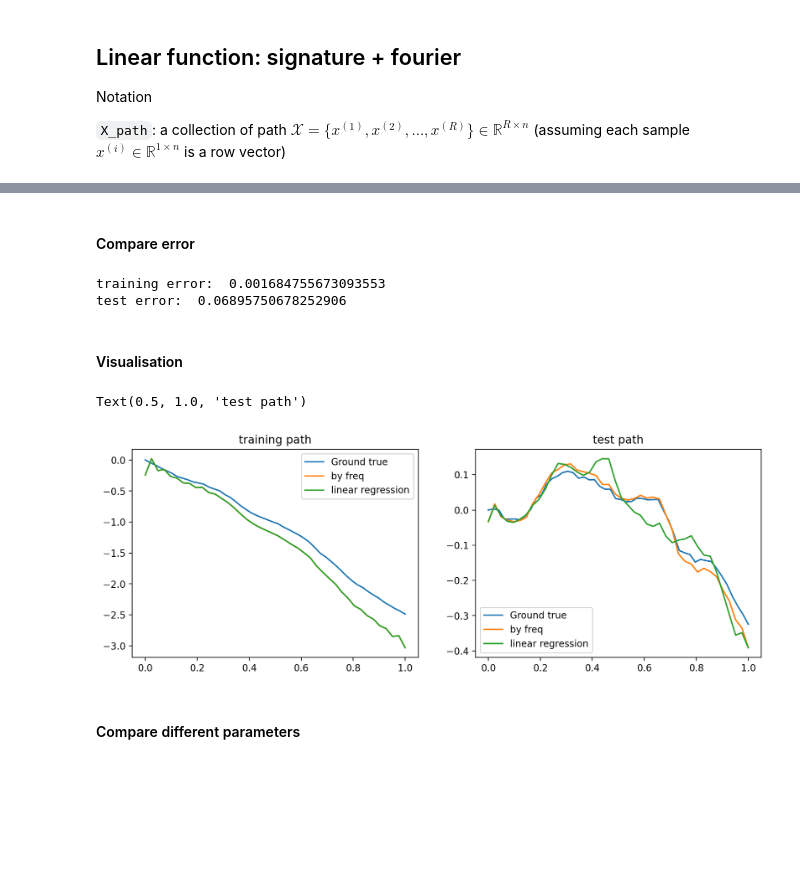
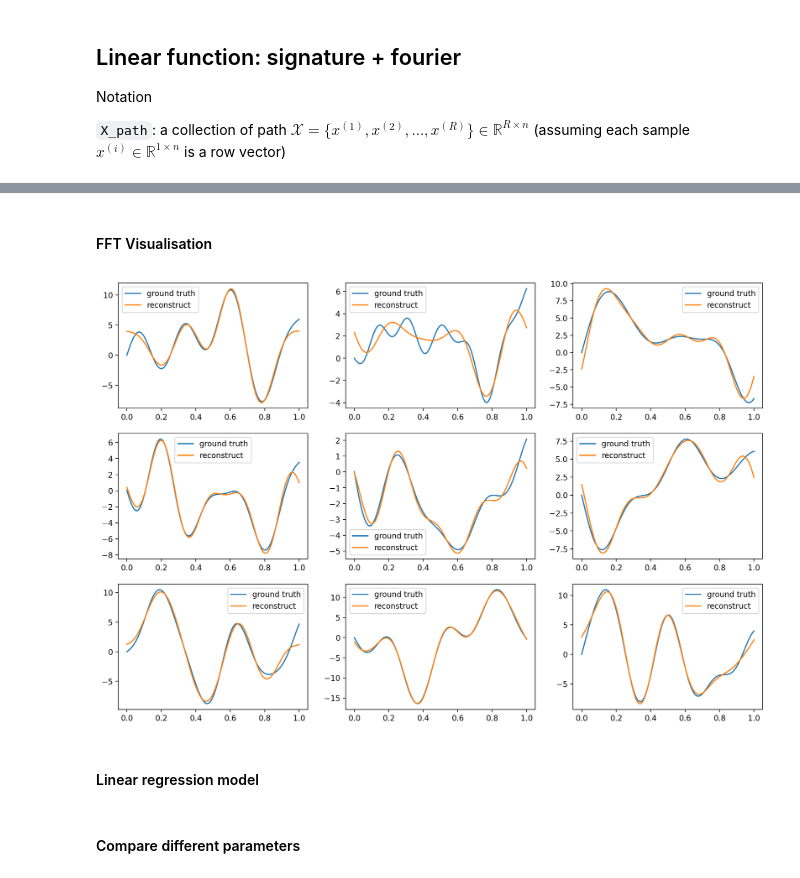
Before and after one commit to Zhuoyue-Huang/M3R-signature-inversion, a Jupyter notebook: sig_fourier.ipynb, the cells around one changed output, grey strips where cells are left out. Cells and saved outputs as stored; diff of their text form; code cells hidden in the pictures; blank space fills up the shorter version.

```diff
--- a/sig_fourier.ipynb
+++ b/sig_fourier.ipynb
@@ -95,58 +77,27 @@ class sig_Dataset(Dataset):
 # %%
-sample_num = 100
-test_sample_num = 100
-n = 50
-hurst = 0.95
-f_depth = 22
-s_depth = 10
+sample_num = 20
+n = 100
+f_depth = 5
+s_depth = 1
 data = sig_Dataset(sample_num=sample_num,
                         n=n,
-                        hurst=hurst,
                         f_depth=f_depth,
                         s_depth=s_depth)
-test_data = sig_Dataset(sample_num=test_sample_num,
-                        n=n,
-                        hurst=hurst,
-                        f_depth=f_depth,
-                        s_depth=s_depth)
-# %% [markdown]
-#### Compare error
-# %%
-print('training error: ', data.mse())
-print('test error: ', test_data.mse(A=data.A))
-# %% [output]
-training error:  0.001684755673093553
-test error:  0.06895750678252906
 # %% [markdown]
-#### Visualisation
+#### FFT Visualisation
-# %%
-idx = 30
-example_path = data.path[idx]
-freq_path = data.freq_path(idx=idx)
-est_path = data.est_path(idx=idx)
-
-test_idx = 52
-test_path = test_data.path[test_idx]
-test_freq_path = test_data.freq_path(idx=test_idx)
-test_est_path = test_data.est_path(A=data.A, idx=test_idx)
-# %%
-plt.figure(figsize=(12, 4), dpi=200)
-plt.subplot(1, 2, 1)
-plt.plot(torch.linspace(0, 1, len(example_path)), example_path, label='Ground true')
-plt.plot(torch.linspace(0, 1, len(freq_path)), freq_path, label='by freq')
-plt.plot(torch.linspace(0, 1, len(est_path)), est_path, label='linear regression')
-plt.legend()
-plt.title('training path')
-
-plt.subplot(1, 2, 2)
-plt.plot(torch.linspace(0, 1, len(test_path)), test_path, label='Ground true')
-plt.plot(torch.linspace(0, 1, len(test_freq_path)), test_freq_path, label='by freq')
-plt.plot(torch.linspace(0, 1, len(test_est_path)), test_est_path, label='linear regression')
-plt.legend()
-plt.title('test path')
-# %% [output]
-Text(0.5, 1.0, 'test path')
-[figure, removed]
+# %%
+plt.figure(figsize=(15, 10), dpi=200)
+for idx in range(9):
+    example_path = data.path[idx]
+    freq_path = data.reconstruct_path(idx=idx).flatten()
+    plt.subplot(3, 3, idx+1)
+    plt.plot(np.linspace(0, 1, n), example_path, label='ground truth')
+    plt.plot(np.linspace(0, 1, n), freq_path, label='reconstruct')
+    plt.legend()
+# %% [output]
+[figure, added]
+# %% [markdown]
+#### Linear regression model
 # %% [markdown]
 #### Compare different parameters
 # %%
```
Also changed, not shown: parts of 11 cells of this notebook, 1 other file.
